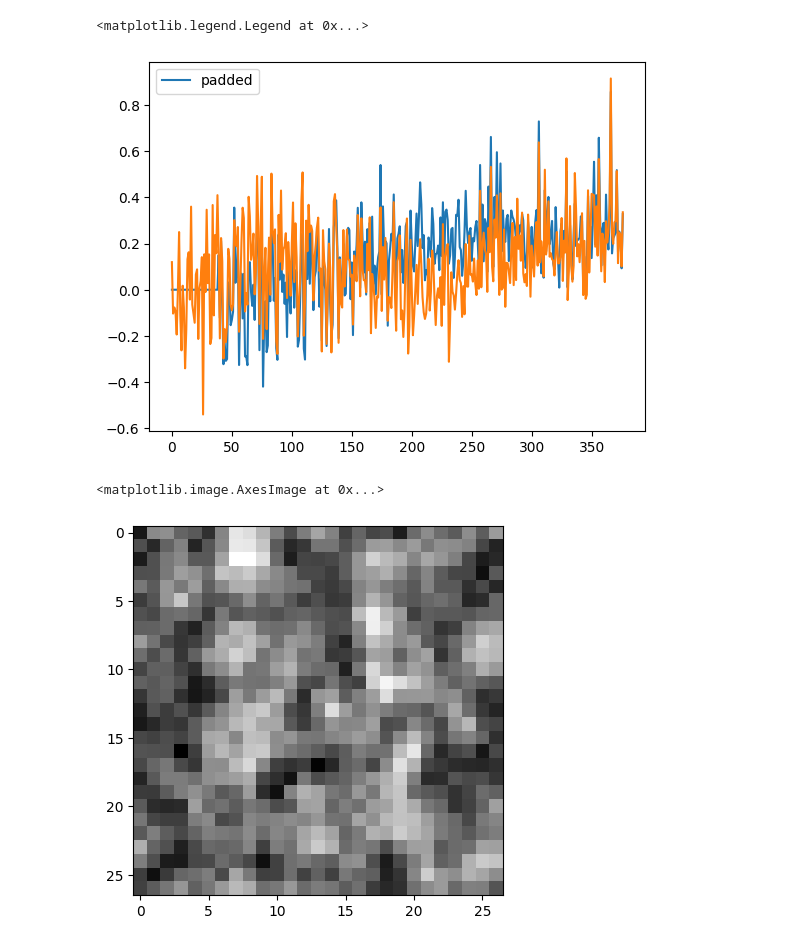
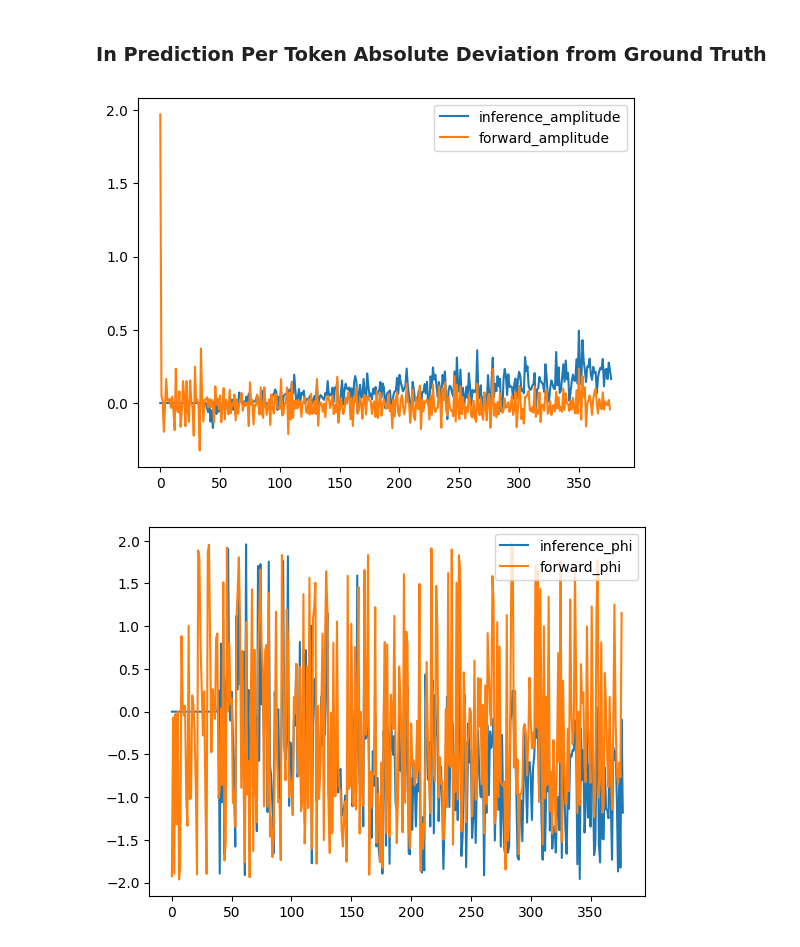
Before and after one commit to AmanKukde/FourierImageTransformer, a Jupyter notebook: examples/Super-Resolution - MNIST Example.ipynb, the cells around one changed output. Drawn from its saved outputs; the diff is of its cells as text; code cells hidden in the pictures.

```diff
--- a/examples/Super-Resolution - MNIST Example.ipynb
+++ b/examples/Super-Resolution - MNIST Example.ipynb
@@ -72,21 +75,18 @@ HPU available: False, using: 0 HPUs
 # %%
-for fc, (mag_min, mag_max) in dm.test_dataloader():
+for fc, (mag_min, mag_max) in dm.train_dataloader():
     break
-# for fc, (mag_min, mag_max) in dm.train_dataloader():
-#     break
+
 fc = fc.to('cuda')
 mag_min = mag_min.to('cuda')
 mag_max = mag_max.to('cuda')
-x_fc = fc[:, flatten_order][:, :model.input_seq_length]
-# x_fc = fc[:, flatten_order][:, :-1]
+low_res = fc[:, flatten_order][:, :model.input_seq_length]
+x_fc = fc[:, flatten_order][:, :-1]
+y_fc = fc[:, flatten_order][:, 1:]
 gt = fc[:, flatten_order]
-# pred = model.sres.forward_i(x_fc,model.input_seq_length)
-pred = model.sres.forward_inference(x_fc,model.input_seq_length)
-pred_forward = model.sres.forward(fc[:,:-1])
 
-pref_forward_img = model.convert2img(fc=pred_forward, mag_min=mag_min, mag_max=mag_max)
-lowres_img = model.convert2img(fc=x_fc, mag_min=mag_min, mag_max=mag_max)
-pred_img = model.convert2img(fc=pred, mag_min=mag_min, mag_max=mag_max)
-gt_img = model.convert2img(fc=gt, mag_min=mag_min, mag_max=mag_max)
-pred_img = denormalize(pred_img, dm.mean, dm.std)
-gt_img = denormalize(gt_img, dm.mean, dm.std)
+with torch.no_grad():
+    pred = model.sres.forward_inference(low_res,model.input_seq_length)
+    pred_forward = model.sres.forward(x_fc)
+
+
+print(f"training loss: {model.criterion(pred_forward,y_fc,mag_min,mag_max)}")
@@ -93,16 +95,22 @@ gt_img = denormalize(gt_img, dm.mean, dm.std)
+# %% [markdown]
+### In Prediction Per Token Absolute Deviation from Ground Truth
 # %%
-a = (pred[0]-gt[0,:-1])[:,0][:]
+a1 = (pred[0]-gt[0])[:,0][:]
 a2 = (pred_forward[0]-gt[0,:-1])[:,0][:]
-a = a.detach().cpu().numpy()
+a1 = a1.detach().cpu().numpy()
 a2 = a2.detach().cpu().numpy()
-plt.plot([i for i in range(len(pred[0]))],a,label = 'padded')
-plt.plot([i for i in range(len(pred_forward[0]))],a2)
-plt.legend()
+b1 = (pred[0]-gt[0])[:,1][:]
+b2 = (pred_forward[0]-gt[0,:-1])[:,1][:]
+b1 = b1.detach().cpu().numpy()
+b2 = b2.detach().cpu().numpy()
+plt.figure()
+plt.plot([i for i in range(len(pred[0]))],a1,label = 'inference_amplitude')
+plt.plot([i for i in range(len(pred_forward[0]))],a2,label = 'forward_amplitude')
+plt.legend();plt.show()
+plt.figure()
+plt.plot([i for i in range(len(pred[0]))],b1,label = 'inference_phi')
+plt.plot([i for i in range(len(pred_forward[0]))],b2,label = 'forward_phi')
+plt.legend();plt.show()
 # %% [output]
-<matplotlib.legend.Legend at 0x...>
-[figure, old version]
+[figure, new version]
+[figure, added]
-# %%
-plt.imshow(pref_forward_img.detach().cpu().numpy()[0],cmap='gray')
-# %% [output]
-<matplotlib.image.AxesImage at 0x...>
-[figure, removed]
```
Also changed, not shown: parts of 13 cells of this notebook.
